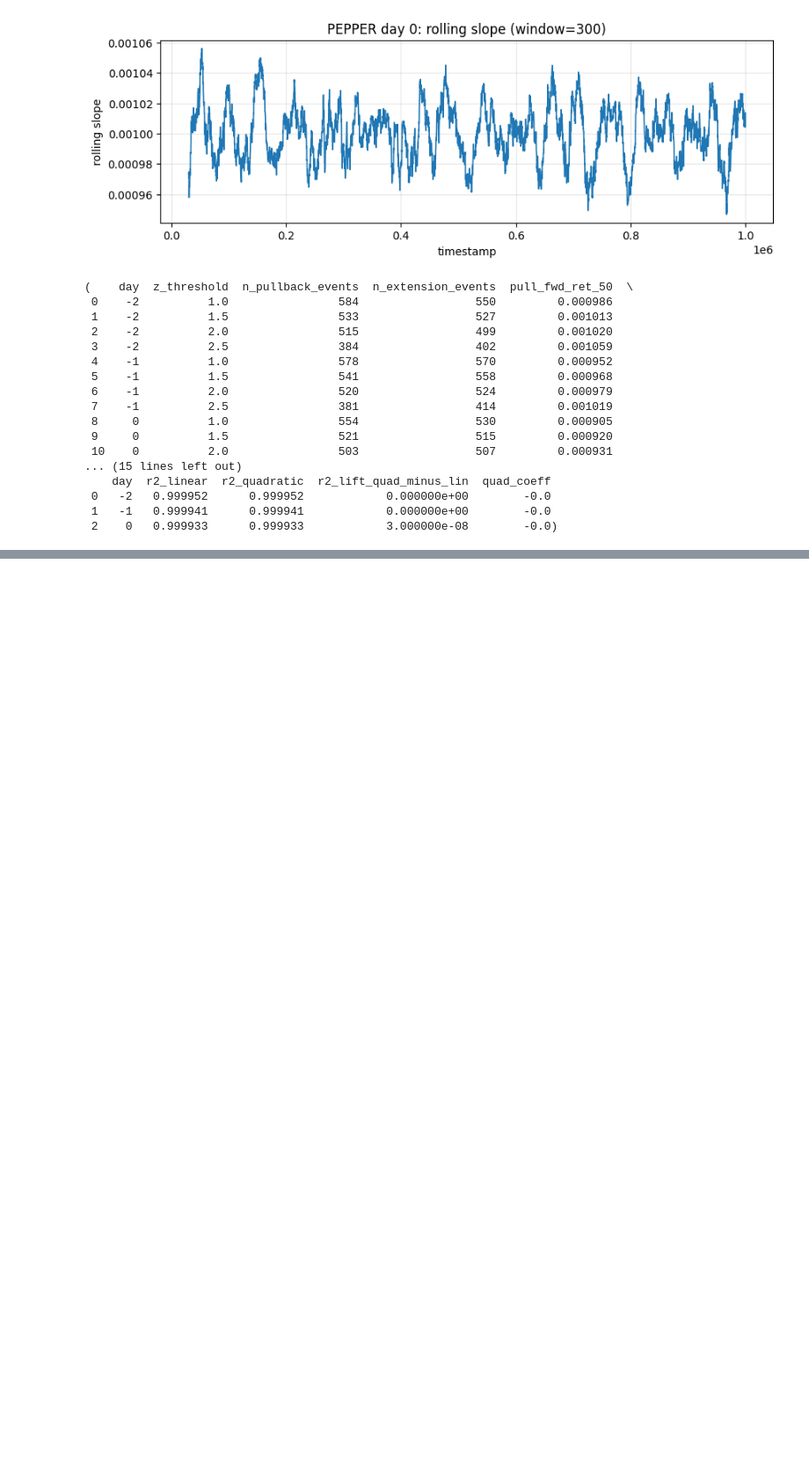
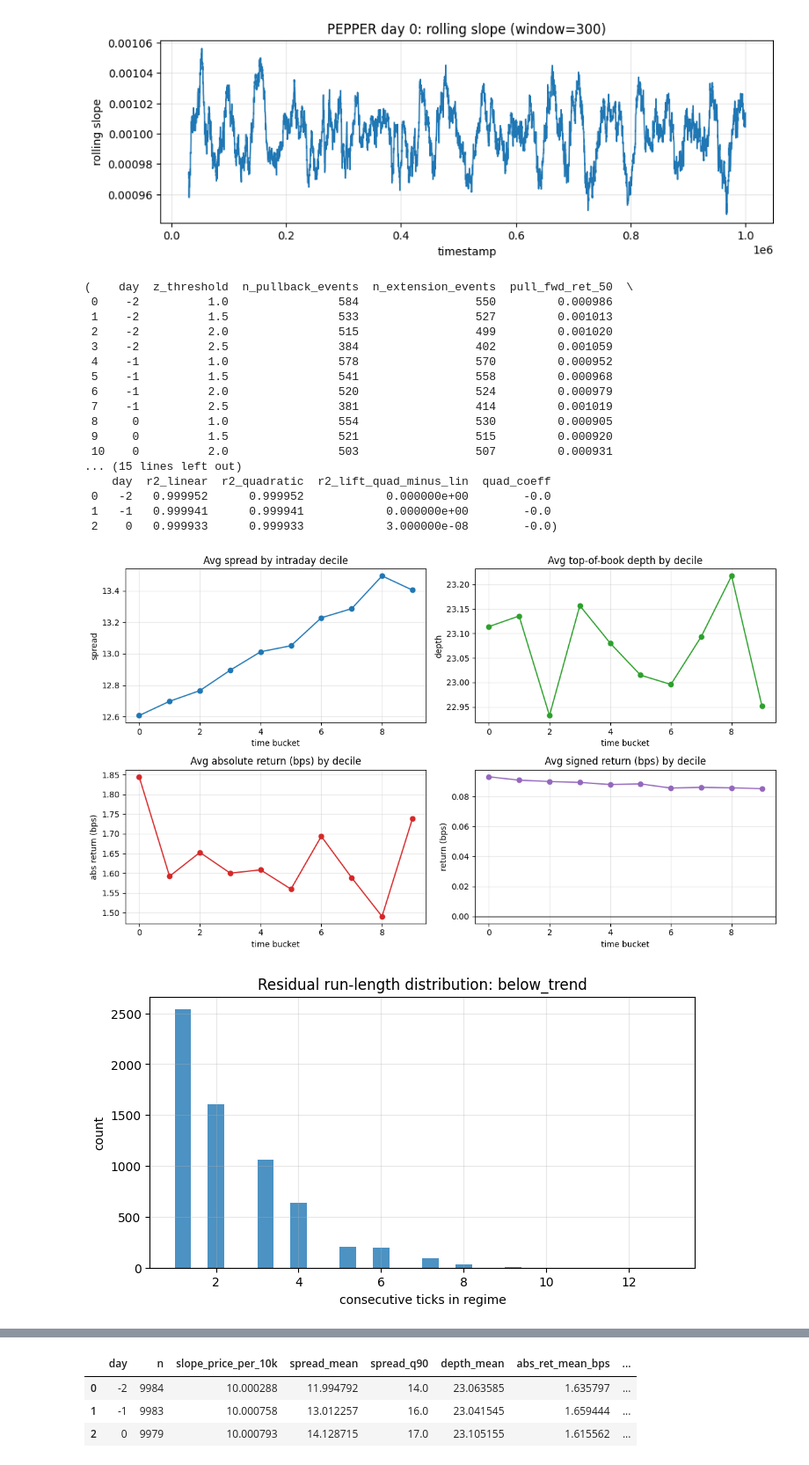
Before and after one commit to EricLuGHub/data-stream-simulation-lab, a Jupyter notebook: R1/erick/analysis_pepper.ipynb, the cells around one changed output, grey strips where cells are left out. Shown at 88% size. Cells and saved outputs as stored; diff of their text form; code cells hidden in the pictures; blank space fills up the shorter version.

```diff
--- a/R1/erick/analysis_pepper.ipynb
+++ b/R1/erick/analysis_pepper.ipynb
@@ -466,3 +466,70 @@ pepper_event_focus, pepper_curve_df.round(8)
  0   -2   0.999952      0.999952            0.000000e+00        -0.0
  1   -1   0.999941      0.999941            0.000000e+00        -0.0
  2    0   0.999933      0.999933            3.000000e-08        -0.0)
+# %%
+# Time-of-day profile averaged across days.
+if not pepper_profile_df.empty:
+    profile_avg = (
+        pepper_profile_df.groupby("time_bucket", as_index=False)
+        .agg(
+            spread_mean=("spread_mean", "mean"),
+            depth_mean=("depth_mean", "mean"),
+            abs_ret_mean=("abs_ret_mean", "mean"),
+            ret_mean=("ret_mean", "mean"),
+        )
+        .sort_values("time_bucket")
+    )
+
+    fig, axes = plt.subplots(2, 2, figsize=(12, 7))
+    axes = axes.ravel()
+
+    axes[0].plot(profile_avg["time_bucket"], profile_avg["spread_mean"], marker="o")
+    axes[0].set_title("Avg spread by intraday decile")
+    axes[0].set_xlabel("time bucket")
+    axes[0].set_ylabel("spread")
+    axes[0].grid(alpha=0.3)
+
+    axes[1].plot(profile_avg["time_bucket"], profile_avg["depth_mean"], marker="o", color="tab:green")
+    axes[1].set_title("Avg top-of-book depth by decile")
+    axes[1].set_xlabel("time bucket")
+    axes[1].set_ylabel("depth")
+    axes[1].grid(alpha=0.3)
+
+    axes[2].plot(profile_avg["time_bucket"], profile_avg["abs_ret_mean"] * 1e4, marker="o", color="tab:red")
+    axes[2].set_title("Avg absolute return (bps) by decile")
+    axes[2].set_xlabel("time bucket")
+    axes[2].set_ylabel("abs return (bps)")
+    axes[2].grid(alpha=0.3)
+
+    axes[3].plot(profile_avg["time_bucket"], profile_avg["ret_mean"] * 1e4, marker="o", color="tab:purple")
+    axes[3].axhline(0, color="black", linewidth=1)
+    axes[3].set_title("Avg signed return (bps) by decile")
+    axes[3].set_xlabel("time bucket")
+    axes[3].set_ylabel("return (bps)")
+    axes[3].grid(alpha=0.3)
+
+    plt.tight_layout()
+    plt.show()
+
+# Run-length distribution (persistence of above/below trend states).
+if not pepper_runs_df.empty:
+    for regime in ["below_trend", "above_trend"]:
+        sub = pepper_runs_df[pepper_runs_df["regime"] == regime]
+        if len(sub) == 0:
+            continue
+        plt.figure(figsize=(8, 4))
+        plt.hist(sub["run_len"], bins=30, alpha=0.8)
+        plt.title(f"Residual run-length distribution: {regime}")
+        plt.xlabel("consecutive ticks in regime")
+        plt.ylabel("count")
+        plt.grid(alpha=0.3)
+        plt.show()
+
+display(
+    pepper_micro_df.round(6),
+    run_summary_df.round(3) if not run_summary_df.empty else run_summary_df,
+    profile_avg.round(6) if 'profile_avg' in locals() else pd.DataFrame(),
+)
+# %% [output]
+[figure, added]
+[figure, added]
@@ -468,0 +537,4 @@ pepper_event_focus, pepper_curve_df.round(8)
+|  | day | n | slope_price_per_10k | spread_mean | spread_q90 | depth_mean | abs_ret_mean_bps | ... |
+| 0 | -2 | 9984 | 10.000288 | 11.994792 | 14.0 | 23.063585 | 1.635797 | ... |
+| 1 | -1 | 9983 | 10.000758 | 13.012257 | 16.0 | 23.041545 | 1.659444 | ... |
+| 2 | 0 | 9979 | 10.000793 | 14.128715 | 17.0 | 23.105155 | 1.615562 | ... |
```
Also changed, not shown: parts of 4 cells of this notebook.
